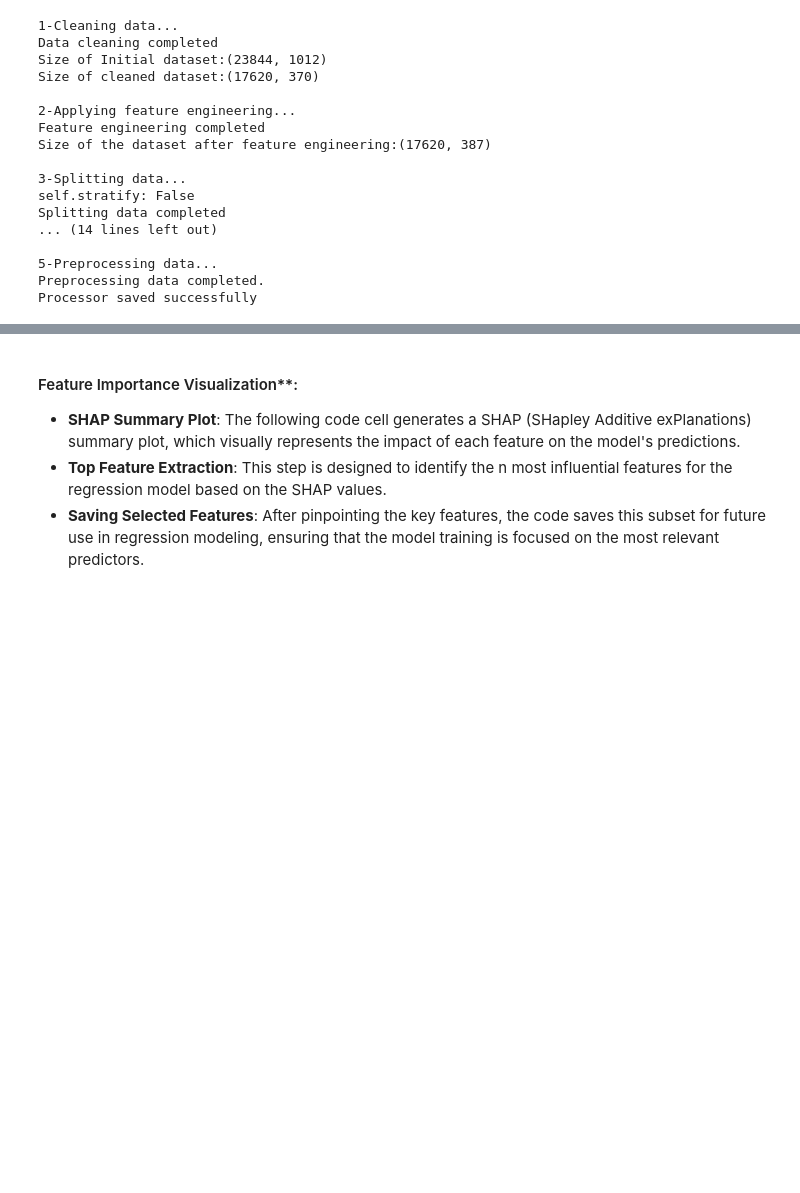
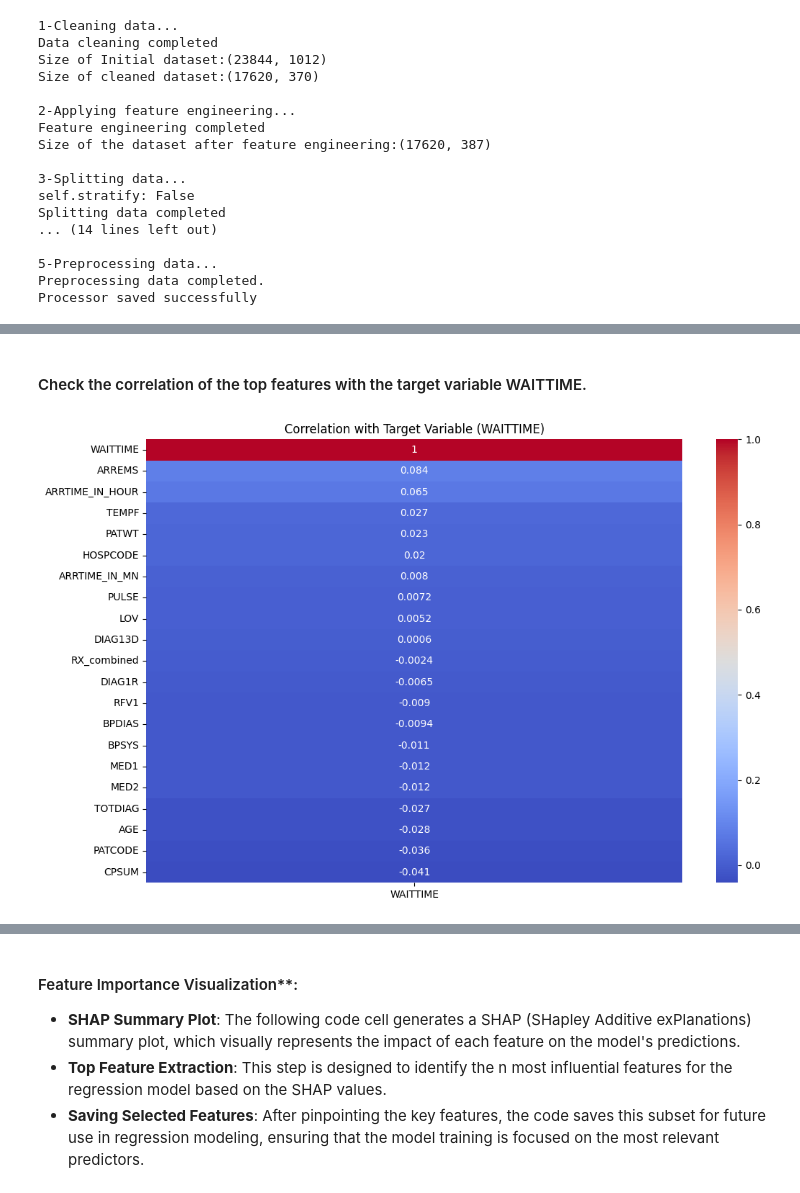
Before and after one commit to jeancheri/EDPredictiveEfficiency, a Jupyter notebook: notebooks/waittime_regression_modeling.ipynb, the cells around one changed output, grey strips where cells are left out. Drawn from its saved outputs; the diff is of its cells as text; code cells hidden in the pictures; blank space fills up the shorter version.

```diff
--- a/notebooks/waittime_regression_modeling.ipynb
+++ b/notebooks/waittime_regression_modeling.ipynb
@@ -108,0 +167,13 @@ Processor saved successfully
+# %% [markdown]
+#### Check the correlation of the top features with the target variable WAITTIME.
+# %%
+# Create a smaller DataFrame with top features for visualization
+top_features_df = combined_df[top_features + ['WAITTIME']]
+
+# Visualize the correlation with the target variable
+plt.figure(figsize=(12, 8))
+sns.heatmap(top_features_df.corr()[['WAITTIME']].sort_values(by='WAITTIME', ascending=False), annot=True, cmap='coolwarm')
+plt.title('Correlation with Target Variable (WAITTIME)')
+plt.show()
+# %% [output]
+[figure, added]
```
Also changed, not shown: parts of 16 cells of this notebook, 13 other files.
